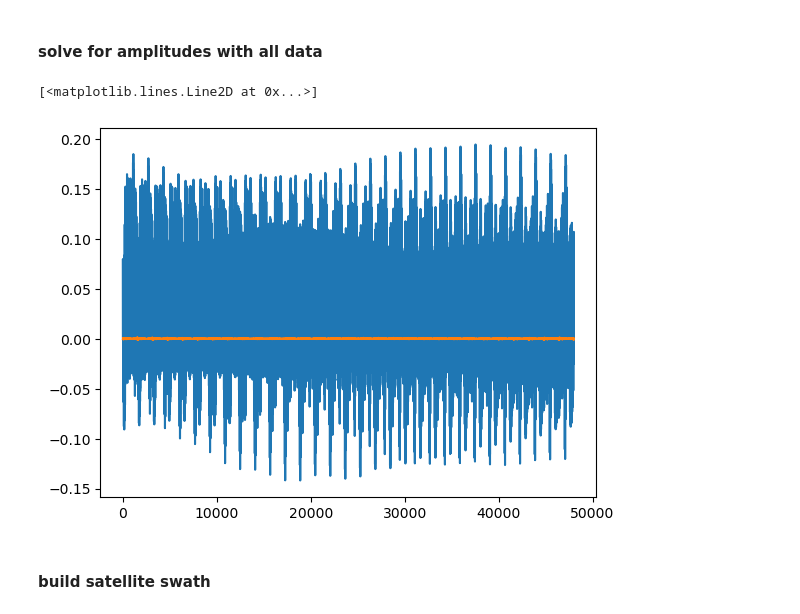
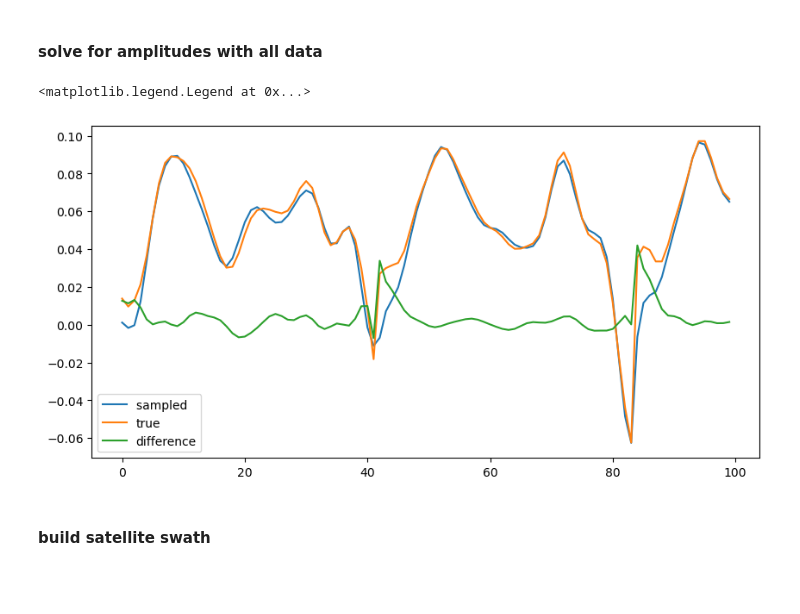
Before and after one commit to yugaophd/cer-swot, a Jupyter notebook: CER111_aviso_multiday_swath_1v2step.ipynb, the cells around one changed output. Saved outputs shown, nothing was run; the diff lists cells and outputs as text; code cells hidden in the pictures; blank space fills up the shorter version.

```diff
--- a/CER111_aviso_multiday_swath_1v2step.ipynb
+++ b/CER111_aviso_multiday_swath_1v2step.ipynb
@@ -26,16 +27,18 @@ array([0.0005, 0.001 , 0.0015, 0.002 , 0.0025, 0.003 , 0.0035, 0.004 ,
 # %%
-day0, day1 = 0, 30 #
-Tdim = day1 - day0
-#time_range = 8 * (day1 - day0)
-start_date = '2016-06-01' ## starting date
+day0, day1 = 0, 40 #
+# day0, day1 = 31, 61
+Tdim = day1 - day0 # assimilation window
+time_range = 2 * (day1 - day0) # assimilation + forecast window
+# start_date = '2016-02-01' ## starting date
+start_date = '2016-01-01' ## starting date
 n_waves = '190' #number of waves
 exp = 1 # P_over_R = K^-1
-mu, sigma = 0, 4e-3 # std of error amp
+mu, sigma = 0, alpha_std[6] # std of error amp
 # %% [markdown]
 ## Subset 10 degree by 10 degree of ocean
 # %%
-lonidx_west, lonidx_east  =  60, 100
+lonidx_west, lonidx_east  =  60, 102
 latidx_south, latidx_north = 34, 74
 # %%
-avisso_ds = xr.open_dataset('./aviso_msla_ccs_5d.nc')
+avisso_ds = xr.open_dataset('./aviso_msla_ccs_1d.nc')
 SSHA = avisso_ds.msla[latidx_south:latidx_north,lonidx_west:lonidx_east, :]
@@ -81,7 +72,7 @@ Psi = strat_ds.Psi.data
 # %% [markdown]
 #### Rossby wave estimate
 # %%
-wave_ds = xr.open_dataset('./rossby_wave_estimate_' + start_date + '_' + n_waves + 'waves_data50days.nc') # forward model - filtered AVISO
+wave_ds = xr.open_dataset('./rossby_wave_estimate_' + start_date + '_' + n_waves + 'waves_data40days.nc') # forward model - filtered AVISO
 # %%
 l_n_orig, k_n_orig = wave_ds.l_n.data, wave_ds.k_n.data
 amp = wave_ds.Amplitudes.data
@@ -187,12 +156,17 @@ plt.plot(amp**2)
 #### solve for amplitudes with all data
 # %%
 amp_all_data, ssh_estimated = inversion(SSHA_vector, H_all, P_matrix) # X - 30 day solution
-# %%
-plt.plot(ssh_estimated)
-plt.plot(SSHA_vector - ssh_estimated)
-# %% [output]
-[<matplotlib.lines.Line2D at 0x...>]
-[figure, removed]
+# %%
+plt.figure(figsize = (10,5))
+plt.plot(ssh_estimated[:100], label = 'sampled ')
+plt.plot(SSHA_vector[:100], label= 'true')
+plt.plot(SSHA_vector[:100] - ssh_estimated[:100], label= 'difference')
+# plt.plot(cor_err, label= 'true')
+# plt.plot(msla_estimated_swath, label = 'estimate')
+plt.legend()
+# %% [output]
+<matplotlib.legend.Legend at 0x...>
+[figure, added]
 # %% [markdown]
 #### build satellite swath
 # %%
```
Also changed, not shown: parts of 69 cells of this notebook, 5 other files.
